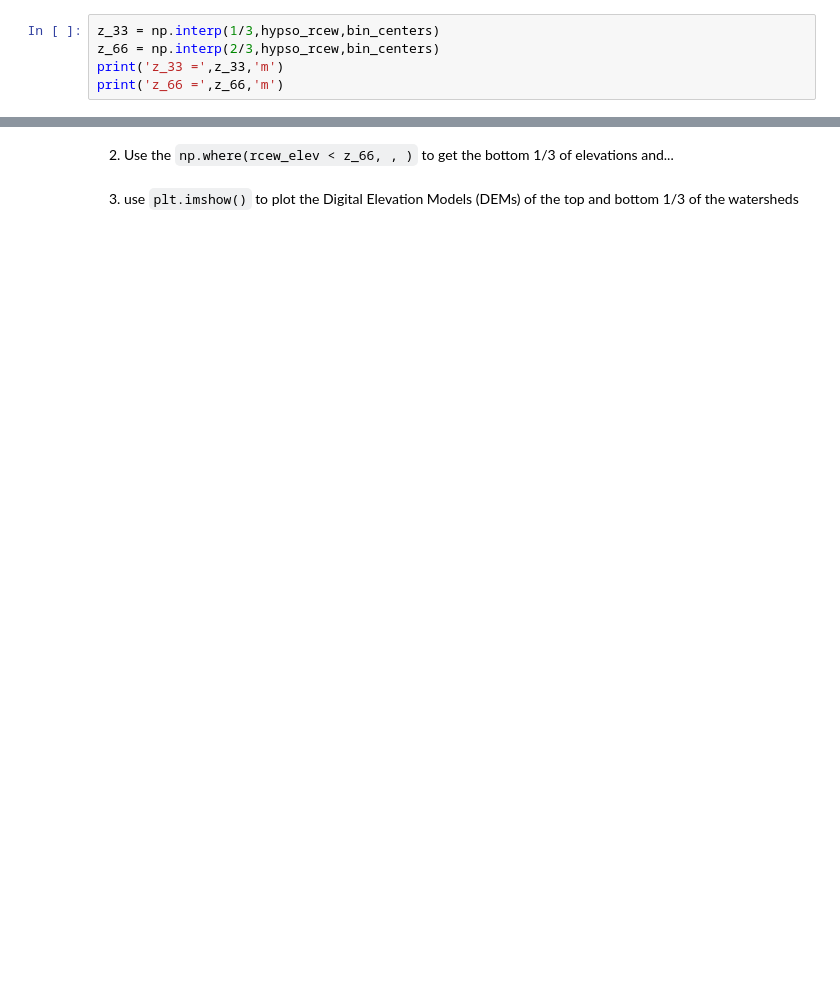
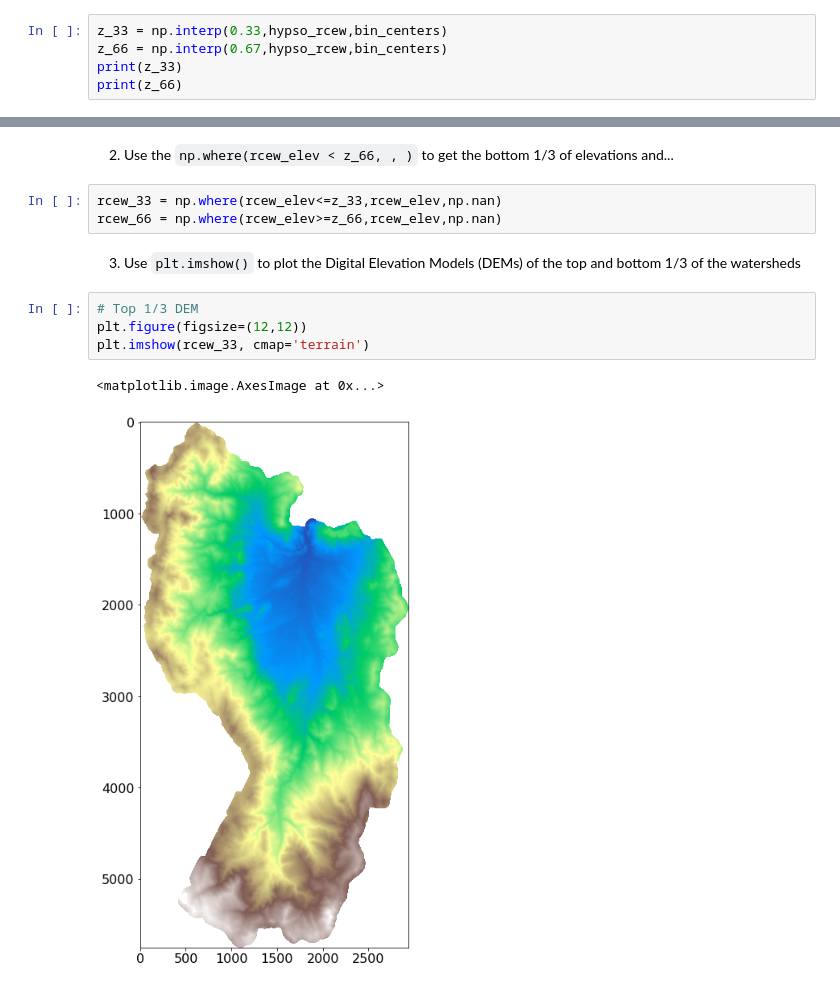
Before and after one commit to RaineyAbe/CVU-ORRC-FA2021, a Jupyter notebook: Mod03/mod03-spatial-data-2.ipynb, the cells around one changed output, grey strips where cells are left out. Drawn from its saved outputs; the diff is of its cells as text; blank space fills up the shorter version.

```diff
--- a/Mod03/mod03-spatial-data-2.ipynb
+++ b/Mod03/mod03-spatial-data-2.ipynb
@@ -109,6 +144,6 @@ plt.show()
 # %%
-z_33 = np.interp(1/3,hypso_rcew,bin_centers)
-z_66 = np.interp(2/3,hypso_rcew,bin_centers)
-print('z_33 =',z_33,'m')
-print('z_66 =',z_66,'m')
+z_33 = np.interp(0.33,hypso_rcew,bin_centers)
+z_66 = np.interp(0.67,hypso_rcew,bin_centers)
+print(z_33)
+print(z_66)
 # %% [output]
@@ -117,4 +170,14 @@ z_66 = 2226.74462890625 m
 # %% [markdown]
 2. Use the `np.where(rcew_elev < z_66, , )` to get the bottom 1/3 of elevations and...
+# %%
+rcew_33 = np.where(rcew_elev<=z_33,rcew_elev,np.nan)
+rcew_66 = np.where(rcew_elev>=z_66,rcew_elev,np.nan)
 # %% [markdown]
-3. use `plt.imshow()` to plot the Digital Elevation Models (DEMs) of the top and bottom 1/3 of the watersheds
+3. Use `plt.imshow()` to plot the Digital Elevation Models (DEMs) of the top and bottom 1/3 of the watersheds
+# %%
+# Top 1/3 DEM
+plt.figure(figsize=(12,12))
+plt.imshow(rcew_33, cmap='terrain')
+# %% [output]
+<matplotlib.image.AxesImage at 0x...>
+[figure, added]
```
Also changed, not shown: parts of 21 cells of this notebook, 1 other file.
